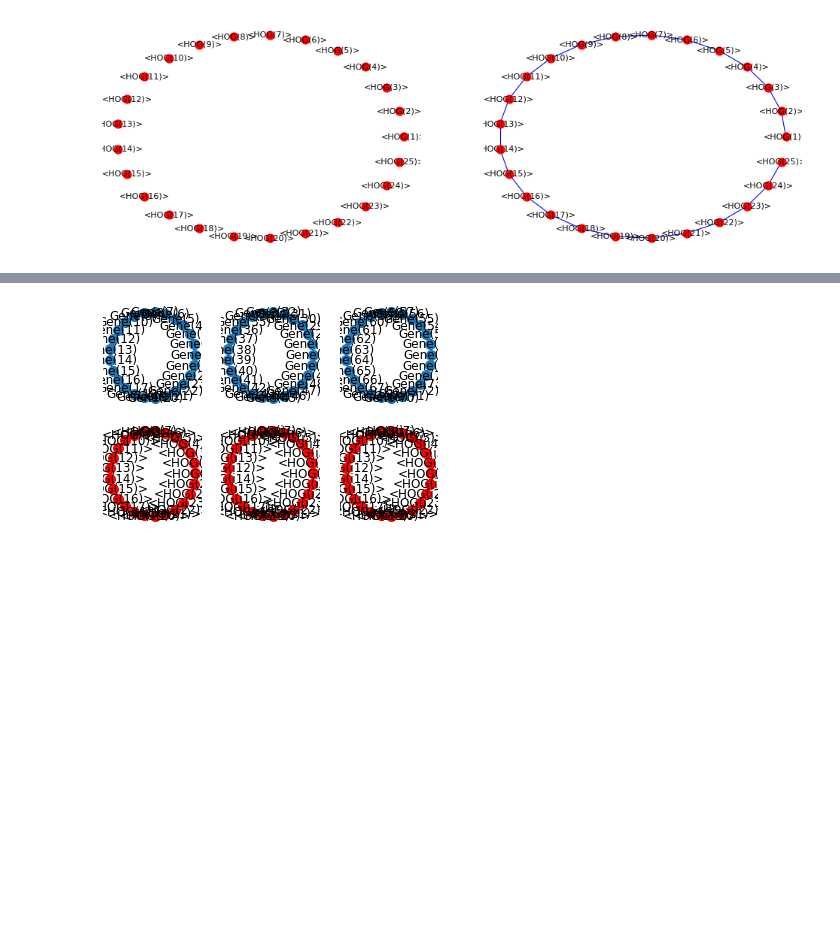
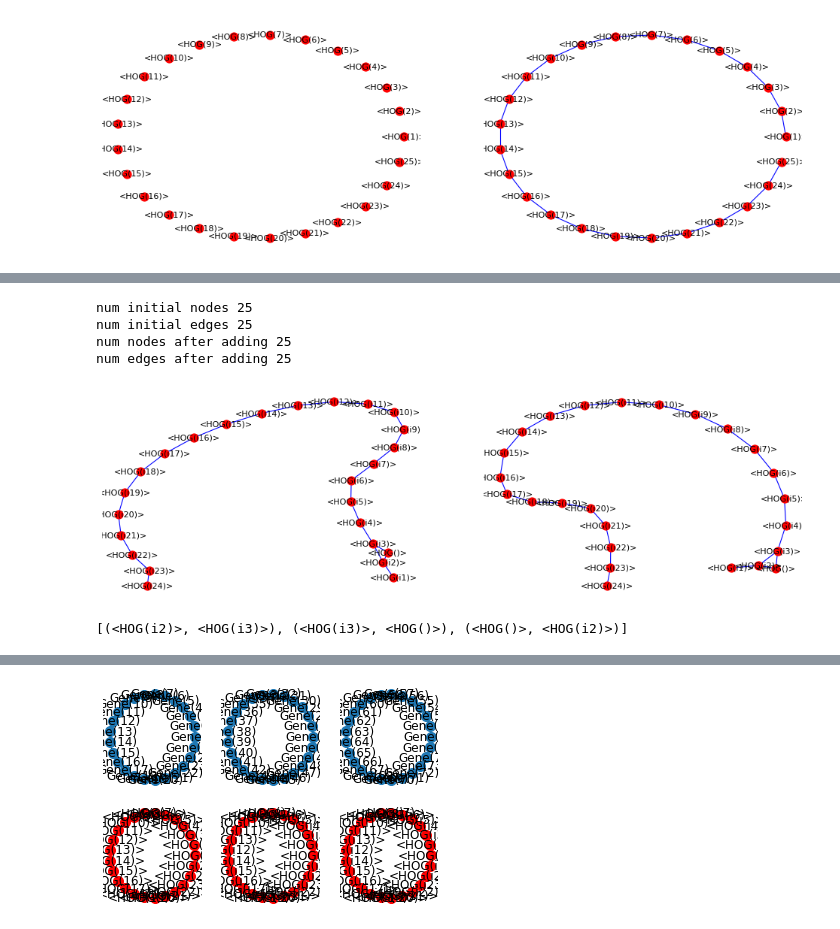
Before and after one commit to kjgilbert/SyntenyBasedOrthology, a Jupyter notebook: My_SyntOrtho_Code/GraphTheory_SyntenyReconstruction.ipynb, the cells around one changed output, grey strips where cells are left out. Drawn from its saved outputs; the diff is of its cells as text; code cells hidden in the pictures; blank space fills up the shorter version.

```diff
--- a/My_SyntOrtho_Code/GraphTheory_SyntenyReconstruction.ipynb
+++ b/My_SyntOrtho_Code/GraphTheory_SyntenyReconstruction.ipynb
@@ -500,0 +551,55 @@ num edges after adding 24
+# %%
+fig=plt.figure(figsize=(15, 10), dpi= 80, facecolor='w', edgecolor='k')
+
+## MANUALLY ?? do the internal nodes for now
+
+tree_node = ham_analysis_no_name.get_ancestral_genome_by_name("SE001_aa/SE003_aa")
+descendants = tree_node.name.split("/")
+
+plt.subplot(221)
+nx.draw(tree_node.taxon.graph[0], with_labels=True, font_weight='normal', font_size=10, node_size=100,
+        #pos=nx.spring_layout(tree_node.taxon.graph[0]),
+        node_color='r', edge_color='b')
+
+# must be an easier way to see the descendant nodes?
+
+descendant1 = ham_analysis_no_name.get_extant_genome_by_name(descendants[0])
+descendant2 = ham_analysis_no_name.get_extant_genome_by_name(descendants[1])
+
+##print("desc1", descendant1.taxon.graph[0].edges)
+##print("desc1", descendant1.taxon.graph[1].edges)
+##print("desc2", descendant2.taxon.graph[0].edges)
+##print("desc2", descendant2.taxon.graph[1].edges)
+
+print("num initial nodes", tree_node.taxon.graph[0].number_of_nodes())
+print("num initial edges", tree_node.taxon.graph[0].number_of_edges())
+
+# add edges from descendant1
+tree_node.taxon.graph[0].add_edges_from(descendant1.taxon.graph[1].edges)
+# add edges from descendant2
+tree_node.taxon.graph[0].add_edges_from(descendant2.taxon.graph[1].edges)
+
+print("num nodes after adding", tree_node.taxon.graph[0].number_of_nodes())
+print("num edges after adding", tree_node.taxon.graph[0].number_of_edges())
+##print(tree_node.taxon.graph[0].edges)
+
+plt.subplot(222)
+nx.draw(tree_node.taxon.graph[0], with_labels=True, font_weight='normal', font_size=10, node_size=100,
+        #pos=nx.circular_layout(tree_node.taxon.graph[0]),
+        node_color='r', edge_color='b')
+# %% [output]
+num initial nodes 25
+num initial edges 25
+num nodes after adding 25
+num edges after adding 25
+[figure, added]
+# %%
+## need the code here to settle the case of which path is correct (should go hog i1-i2-_-i3)
+
+# are there any loops?
+loop_edges = nx.find_cycle(tree_node.taxon.graph[0])
+print(loop_edges)
+
+# find these edges in the two descendants to settle the loop
+# %% [output]
+[(<HOG(i2)>, <HOG(i3)>), (<HOG(i3)>, <HOG()>), (<HOG()>, <HOG(i2)>)]
```
Also changed, not shown: parts of 11 cells of this notebook, 20 other files.
